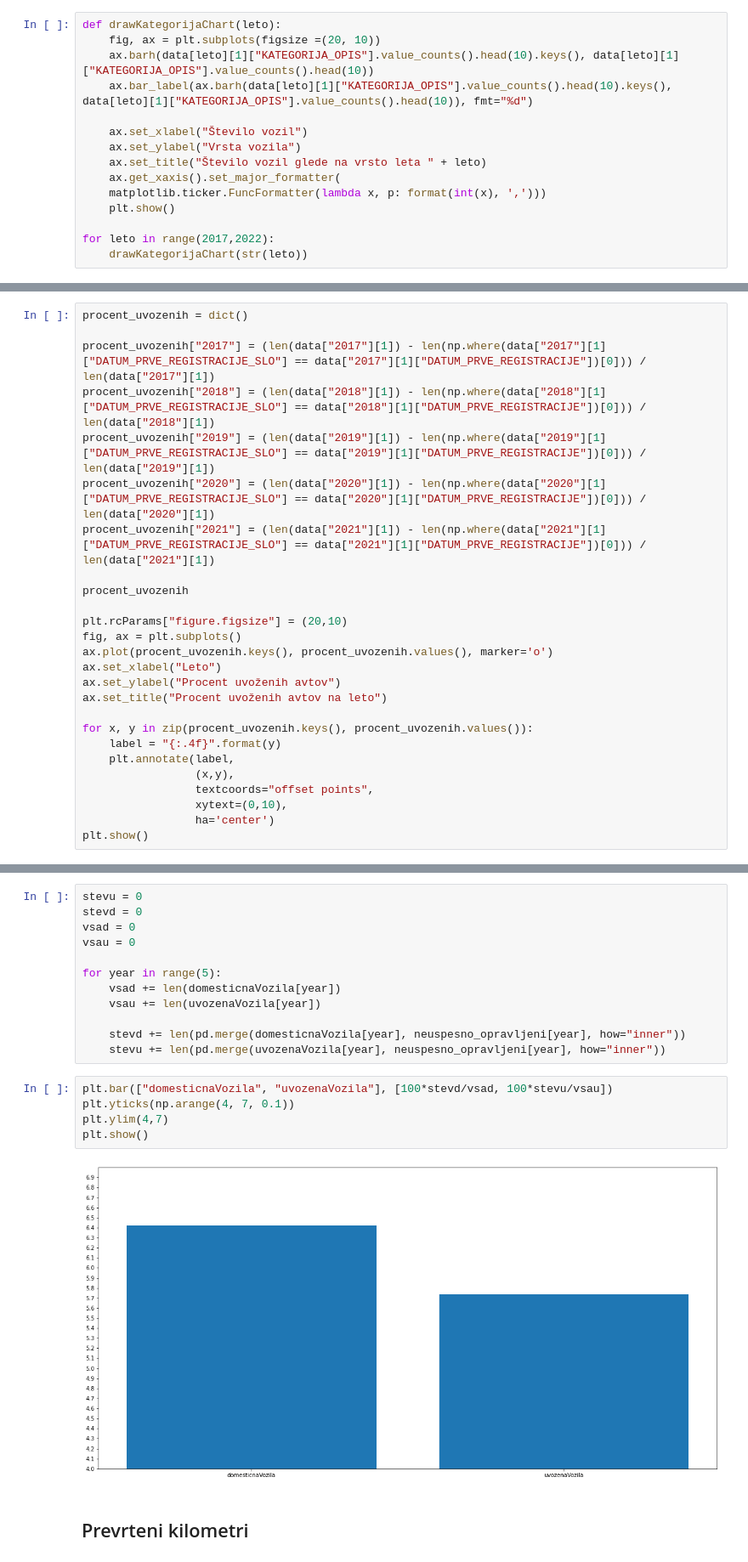
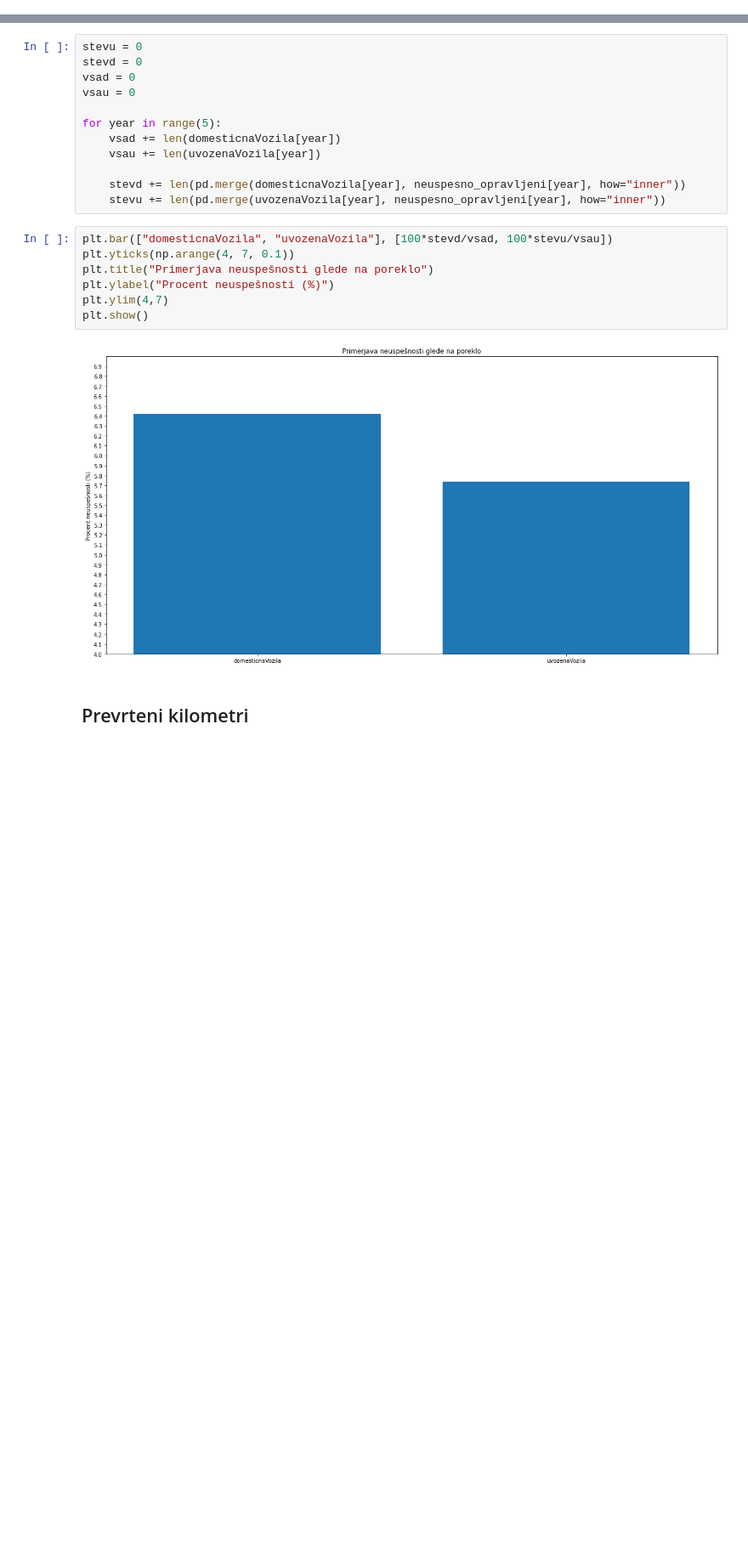
Before and after one commit to AnzeSavli/PR21aatj, a Jupyter notebook: report.ipynb, the cells around one changed output, grey strips where cells are left out. Shown: that part at 85% size. Cells and saved outputs as stored; diff of their text form; blank space fills up the shorter version.

```diff
--- a/report.ipynb
+++ b/report.ipynb
@@ -112,15 +47,0 @@ for leto in range(2017, 2022):
-# %%
-def drawKategorijaChart(leto):
-    fig, ax = plt.subplots(figsize =(20, 10))
-    ax.barh(data[leto][1]["KATEGORIJA_OPIS"].value_counts().head(10).keys(), data[leto][1]["KATEGORIJA_OPIS"].value_counts().head(10))
-    ax.bar_label(ax.barh(data[leto][1]["KATEGORIJA_OPIS"].value_counts().head(10).keys(), data[leto][1]["KATEGORIJA_OPIS"].value_counts().head(10)), fmt="%d")
-
-    ax.set_xlabel("Število vozil")
-    ax.set_ylabel("Vrsta vozila")
-    ax.set_title("Število vozil glede na vrsto leta " + leto)
-    ax.get_xaxis().set_major_formatter(
-    matplotlib.ticker.FuncFormatter(lambda x, p: format(int(x), ',')))
-    plt.show()
-
-for leto in range(2017,2022):
-    drawKategorijaChart(str(leto))
@@ -135,26 +47,0 @@ for leto in range(2017,2022):
-# %%
-procent_uvozenih = dict()
-
-procent_uvozenih["2017"] = (len(data["2017"][1]) - len(np.where(data["2017"][1]["DATUM_PRVE_REGISTRACIJE_SLO"] == data["2017"][1]["DATUM_PRVE_REGISTRACIJE"])[0])) / len(data["2017"][1])
-procent_uvozenih["2018"] = (len(data["2018"][1]) - len(np.where(data["2018"][1]["DATUM_PRVE_REGISTRACIJE_SLO"] == data["2018"][1]["DATUM_PRVE_REGISTRACIJE"])[0])) / len(data["2018"][1])
-procent_uvozenih["2019"] = (len(data["2019"][1]) - len(np.where(data["2019"][1]["DATUM_PRVE_REGISTRACIJE_SLO"] == data["2019"][1]["DATUM_PRVE_REGISTRACIJE"])[0])) / len(data["2019"][1])
-procent_uvozenih["2020"] = (len(data["2020"][1]) - len(np.where(data["2020"][1]["DATUM_PRVE_REGISTRACIJE_SLO"] == data["2020"][1]["DATUM_PRVE_REGISTRACIJE"])[0])) / len(data["2020"][1])
-procent_uvozenih["2021"] = (len(data["2021"][1]) - len(np.where(data["2021"][1]["DATUM_PRVE_REGISTRACIJE_SLO"] == data["2021"][1]["DATUM_PRVE_REGISTRACIJE"])[0])) / len(data["2021"][1])
-
-procent_uvozenih
-
-plt.rcParams["figure.figsize"] = (20,10)
-fig, ax = plt.subplots()
-ax.plot(procent_uvozenih.keys(), procent_uvozenih.values(), marker='o')
-ax.set_xlabel("Leto")
-ax.set_ylabel("Procent uvoženih avtov")
-ax.set_title("Procent uvoženih avtov na leto")
-
-for x, y in zip(procent_uvozenih.keys(), procent_uvozenih.values()):
-    label = "{:.4f}".format(y)
-    plt.annotate(label,
-                 (x,y),
-                 textcoords="offset points",
-                 xytext=(0,10),
-                 ha='center')
-plt.show()
@@ -306,10 +218,12 @@ for year in range(5):
 # %%
 plt.bar(["domesticnaVozila", "uvozenaVozila"], [100*stevd/vsad, 100*stevu/vsau])
 plt.yticks(np.arange(4, 7, 0.1))
+plt.title("Primerjava neuspešnosti glede na poreklo")
+plt.ylabel("Procent neuspešnosti (%)")
 plt.ylim(4,7)
 plt.show()
 # %% [output]
-[figure, old version]
+[figure, new version]
 # %% [markdown]
 ## Prevrteni kilometri
 # %%
```
Also changed, not shown: parts of 16 cells of this notebook.
